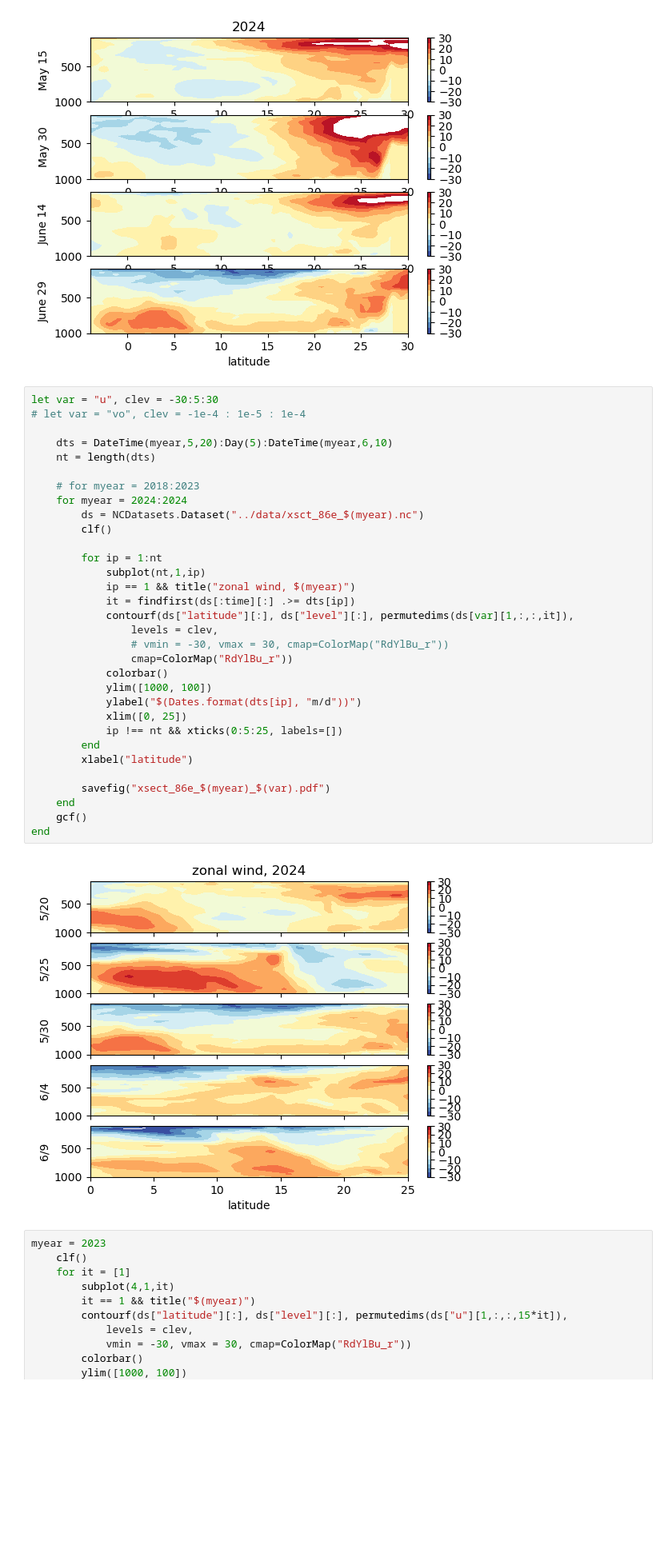
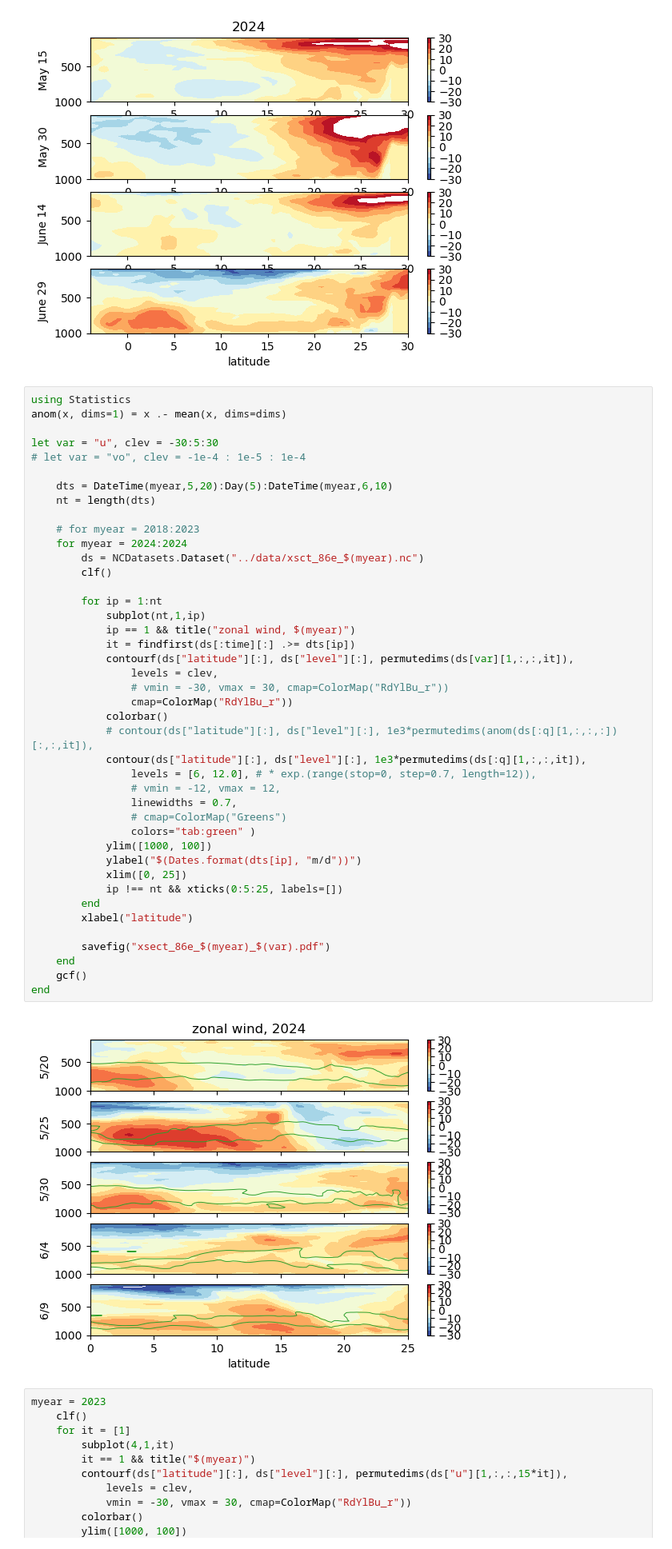
Before and after one commit to deszoeke/ASTRAL-era5, a Jupyter notebook: src/get_cds_era5_xsection.ipynb, the cells around one changed output. Shown at 80% size. Drawn from its saved outputs; the diff is of its cells as text; blank space fills up the shorter version.

```diff
--- a/src/get_cds_era5_xsection.ipynb
+++ b/src/get_cds_era5_xsection.ipynb
@@ -210,39 +210,49 @@ gcf()
 # %% [output]
 [figure]
 # %%
+using Statistics
+anom(x, dims=1) = x .- mean(x, dims=dims)
+
 let var = "u", clev = -30:5:30
 # let var = "vo", clev = -1e-4 : 1e-5 : 1e-4
 
     dts = DateTime(myear,5,20):Day(5):DateTime(myear,6,10)
     nt = length(dts)
 
     # for myear = 2018:2023
     for myear = 2024:2024
         ds = NCDatasets.Dataset("../data/xsct_86e_$(myear).nc")
         clf()
 
         for ip = 1:nt
             subplot(nt,1,ip)
             ip == 1 && title("zonal wind, $(myear)")
             it = findfirst(ds[:time][:] .>= dts[ip])
             contourf(ds["latitude"][:], ds["level"][:], permutedims(ds[var][1,:,:,it]),
                 levels = clev,
                 # vmin = -30, vmax = 30, cmap=ColorMap("RdYlBu_r"))
                 cmap=ColorMap("RdYlBu_r"))
             colorbar()
+            # contour(ds["latitude"][:], ds["level"][:], 1e3*permutedims(anom(ds[:q][1,:,:,:])[:,:,it]),
+            contour(ds["latitude"][:], ds["level"][:], 1e3*permutedims(ds[:q][1,:,:,it]),
+                levels = [6, 12.0], # * exp.(range(stop=0, step=0.7, length=12)),
+                # vmin = -12, vmax = 12,
+                linewidths = 0.7,
+                # cmap=ColorMap("Greens")
+                colors="tab:green" )
             ylim([1000, 100])
             ylabel("$(Dates.format(dts[ip], "m/d"))")
             xlim([0, 25])
             ip !== nt && xticks(0:5:25, labels=[])
         end
         xlabel("latitude")
 
         savefig("xsect_86e_$(myear)_$(var).pdf")
     end
     gcf()
 end
 # %% [output]
-[figure, old version]
+[figure, new version]
 # %%
 myear = 2023
     clf()
```
